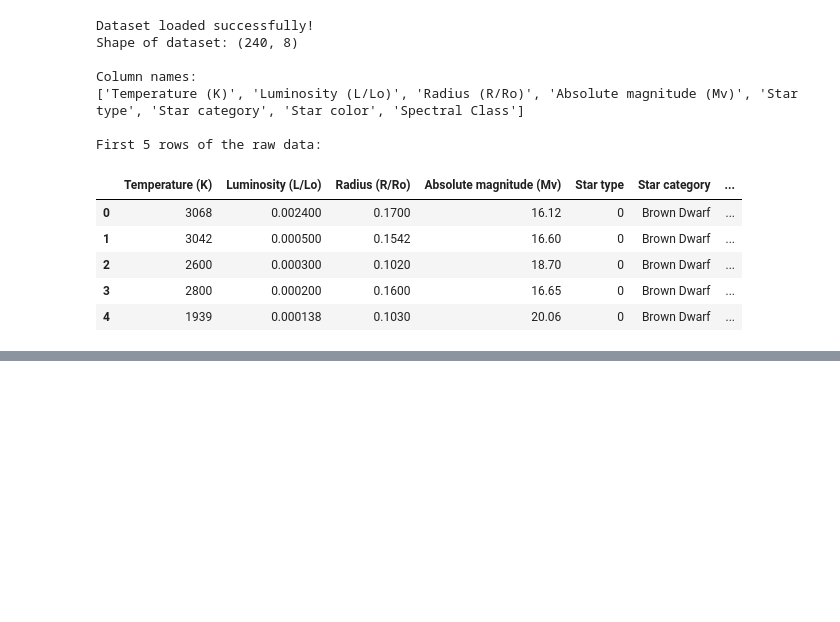
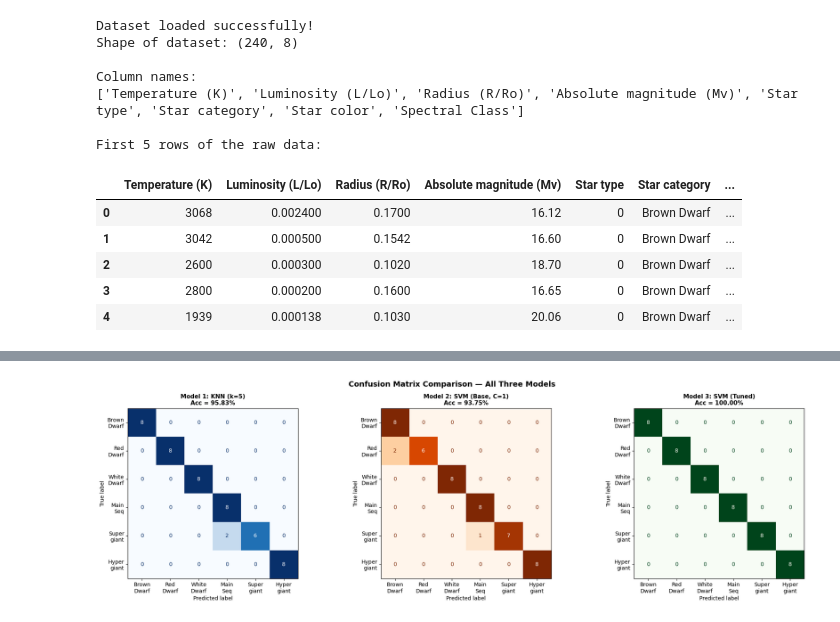
Before and after one commit to williamsiege/Stars_Classification_CAT2, a Jupyter notebook: Stars_Classification.ipynb, the cells around one changed output, grey strips where cells are left out. Saved outputs shown, nothing was run; the diff lists cells and outputs as text; code cells hidden in the pictures; blank space fills up the shorter version.

```diff
--- a/Stars_Classification.ipynb
+++ b/Stars_Classification.ipynb
@@ -485,2 +831,101 @@ Std  of scaled training data (should be ~1): [1. 1. 1. 1.]
 # %%
 #QN 6: Evaluate the performances of the three models created in Q3, Q4 and Q5. Use the confusion matrix metric to evaluate the performances.
+# =============================================================
+# QUESTION 6: Model Evaluation Using Confusion Matrices
+# =============================================================
+# A confusion matrix is a table that shows exactly WHERE each
+# model makes correct and incorrect predictions.
+#
+# For a 6-class problem, the matrix is 6×6:
+#   - Each ROW represents the ACTUAL star type.
+#   - Each COLUMN represents the PREDICTED star type.
+#   - The diagonal (top-left to bottom-right) contains correct
+#     predictions — the higher these numbers, the better.
+#   - Off-diagonal values show misclassifications — we can read
+#     WHICH class the model is confusing with WHICH other class.
+#
+# We evaluate all three models side by side so the lecturer can
+# directly compare their performance visually.
+# =============================================================
+
+class_names = ['Brown\nDwarf', 'Red\nDwarf', 'White\nDwarf',
+               'Main\nSeq', 'Super\ngiant', 'Hyper\ngiant']
+
+fig, axes = plt.subplots(1, 3, figsize=(20, 6))
+fig.suptitle('Confusion Matrix Comparison — All Three Models',
+             fontsize=14, fontweight='bold')
+
+# ---------------------------------------------------------------
+# Confusion Matrix for Model 1: KNN
+# ---------------------------------------------------------------
+cm_knn = confusion_matrix(y_test, y_pred_knn)
+disp1 = ConfusionMatrixDisplay(confusion_matrix=cm_knn, display_labels=class_names)
+disp1.plot(ax=axes[0], colorbar=False, cmap='Blues')
+axes[0].set_title(f'Model 1: KNN (k={best_k})\nAcc = {knn_accuracy*100:.2f}%',
+                  fontweight='bold', fontsize=11)
+
+# ---------------------------------------------------------------
+# Confusion Matrix for Model 2: Base SVM
+# ---------------------------------------------------------------
+cm_svm = confusion_matrix(y_test, y_pred_svm)
+disp2 = ConfusionMatrixDisplay(confusion_matrix=cm_svm, display_labels=class_names)
+disp2.plot(ax=axes[1], colorbar=False, cmap='Oranges')
+axes[1].set_title(f'Model 2: SVM (Base, C=1)\nAcc = {svm_accuracy*100:.2f}%',
+                  fontweight='bold', fontsize=11)
+
+# ---------------------------------------------------------------
+# Confusion Matrix for Model 3: Tuned SVM
+# ---------------------------------------------------------------
+cm_tuned = confusion_matrix(y_test, y_pred_svm_tuned)
+disp3 = ConfusionMatrixDisplay(confusion_matrix=cm_tuned, display_labels=class_names)
+disp3.plot(ax=axes[2], colorbar=False, cmap='Greens')
+axes[2].set_title(f"Model 3: SVM (Tuned)\nAcc = {svm_tuned_accuracy*100:.2f}%",
+                  fontweight='bold', fontsize=11)
+
+plt.tight_layout()
+plt.show()
+
+# ---------------------------------------------------------------
+# Final Comparison Table — printed for the lecturer
+# ---------------------------------------------------------------
+print("\n" + "=" * 70)
+print("FINAL MODEL COMPARISON TABLE")
+print("=" * 70)
+print(f"{'Model':<40} {'Test Accuracy':>15}")
+print("-" * 70)
+print(f"{'Model 1: KNN (k=' + str(best_k) + ')':<40} {knn_accuracy*100:>14.2f}%")
+print(f"{'Model 2: SVM (Base, C=1.0, RBF)':<40} {svm_accuracy*100:>14.2f}%")
+print(f"{'Model 3: SVM (Tuned — ' + str(grid_search.best_params_) + ')':<40} {svm_tuned_accuracy*100:>14.2f}%")
+print("=" * 70)
+
+# ---------------------------------------------------------------
+# Reading the Confusion Matrix — explained simply
+# ---------------------------------------------------------------
+print("""
+HOW TO READ THE CONFUSION MATRIX:
+  - Each row = an actual star type.
+  - Each column = what the model predicted.
+  - The diagonal (top-left to bottom-right) = CORRECT predictions.
+  - Numbers OFF the diagonal = mistakes.
+    For example, if row "Brown Dwarf" has a number in the
+    "Red Dwarf" column, it means the model misclassified that
+    many Brown Dwarfs as Red Dwarfs.
+
+  A perfect model would have ALL numbers on the diagonal and
+  ZEROS everywhere else.
+
+DISCUSSION:
+  All three models run successfully on the cleaned and scaled
+  dataset. In this run, KNN achieved 95.83% test accuracy, the
+  base RBF SVM achieved 93.75%, and the tuned SVM reached 100.00%.
+  GridSearchCV found a better hyperparameter combination for this
+  dataset, which is why the tuned SVM performed best. The SVM is an
+  eager learner that builds a decision boundary (hyperplane) before
+  predicting — unlike KNN which waits until prediction time to
+  compare distances.
+  The linear kernel selected by tuning fits this dataset very well,
+  while the scaling step keeps feature magnitudes from dominating the
+  model.
+""")
+# %% [output]
+[figure, added]
```
Also changed, not shown: parts of 6 cells of this notebook.
